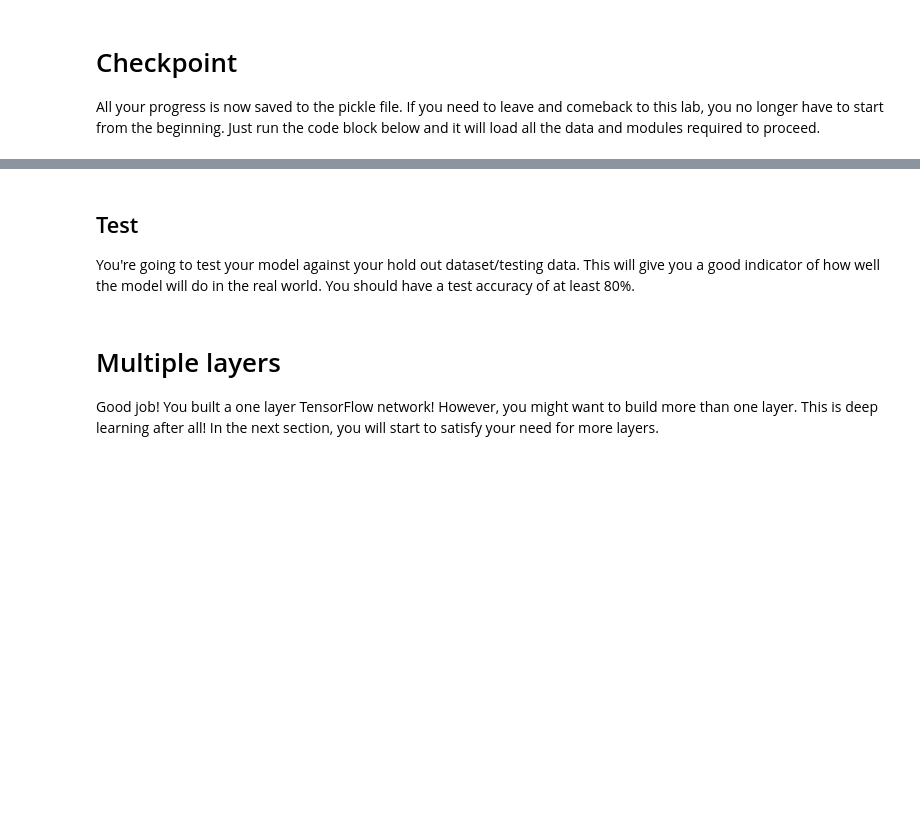
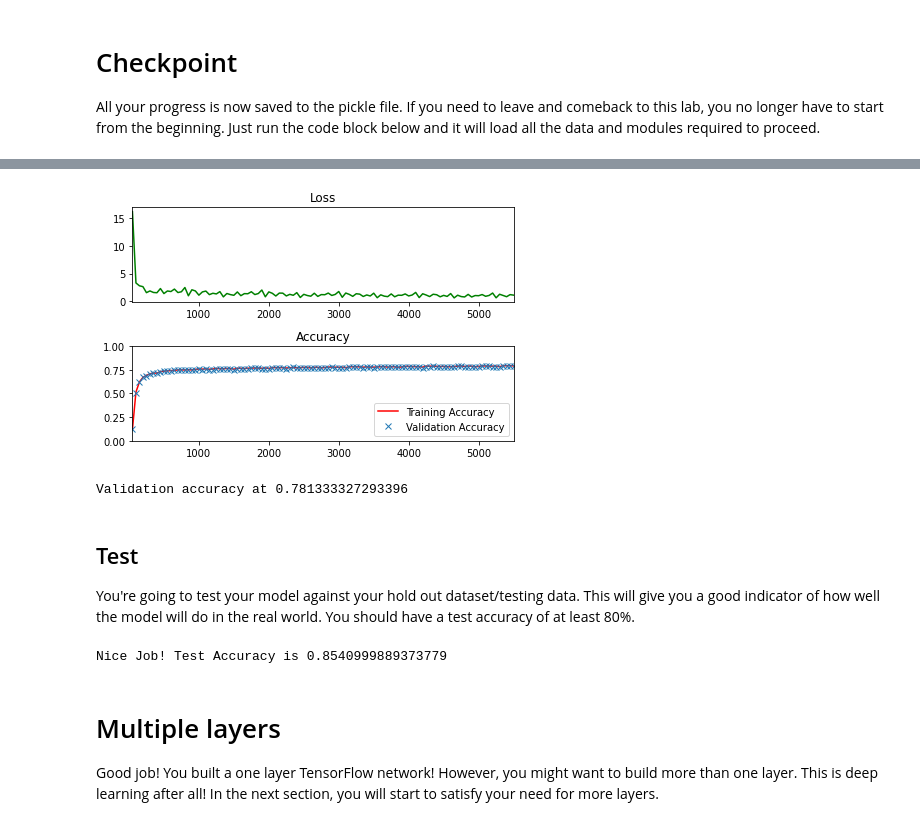
Before and after one commit to ng572/tensorflow-quickstart, a Jupyter notebook: intro_to_tensorflow.ipynb, the cells around one changed output, grey strips where cells are left out. Drawn from its saved outputs; the diff is of its cells as text; code cells hidden in the pictures; blank space fills up the shorter version.

```diff
--- a/intro_to_tensorflow.ipynb
+++ b/intro_to_tensorflow.ipynb
@@ -117,7 +129,12 @@ def normalize_grayscale(image_data):
     :return: Normalized image data
     """
     # TODO: Implement Min-Max scaling for grayscale image data
-
+    a = 0.1
+    b = 0.9
+    x_min = 0
+    x_max = 255
+    output = a + (image_data - x_min) * (b - a) / (x_max - x_min)
+    return output
 
 ### DON'T MODIFY ANYTHING BELOW ###
 # Test Cases
@@ -237,20 +265,19 @@ For the neural network to train on your data, you need the following <a href="ht
 
 *If you're having trouble solving problem 2, review "TensorFlow Linear Function" section of the class.  If that doesn't help, the solution for this problem is available [here](intro_to_tensorflow_solution.ipynb).*
 # %%
+tf.compat.v1.disable_eager_execution()
 # All the pixels in the image (28 * 28 = 784)
 features_count = 784
 # All the labels
 labels_count = 10
 
 # TODO: Set the features and labels tensors
-# features =
-# labels =
+features = tf.placeholder(tf.float32)
+labels = tf.placeholder(tf.float32)
 
 # TODO: Set the weights and biases tensors
-# weights =
-# biases =
-
-
+weights = tf.Variable(tf.truncated_normal(shape=(features_count, labels_count)))
+biases = tf.Variable(tf.zeros(shape=(labels_count)))
 
 ### DON'T MODIFY ANYTHING BELOW ###
 
@@ -268,8 +295,8 @@ assert features._shape == None or (\
 assert labels._shape  == None or (\
     labels._shape.dims[0].value is None and\
     labels._shape.dims[1].value in [None, 10]), 'The shape of labels is incorrect'
-assert weights._variable._shape == (784, 10), 'The shape of weights is incorrect'
-assert biases._variable._shape == (10), 'The shape of biases is incorrect'
+assert weights.shape == (784, 10), 'The shape of weights is incorrect'
+assert biases.shape == (10), 'The shape of biases is incorrect'
 
 assert features._dtype == tf.float32, 'features must be type float32'
 assert labels._dtype == tf.float32, 'labels must be type float32'
@@ -344,10 +378,8 @@ The code will print out a Loss and Accuracy graph, so you can see how well the n
 batch_size = 128
 
 # TODO: Find the best parameters for each configuration
-# epochs =
-# learning_rate =
-
-
+epochs = 5
+learning_rate = 0.2
 
 ### DON'T MODIFY ANYTHING BELOW ###
 # Gradient Descent
@@ -388,33 +420,36 @@ with tf.Session() as session:
             if not batch_i % log_batch_step:
                 # Calculate Training and Validation accuracy
                 training_accuracy = session.run(accuracy, feed_dict=train_feed_dict)
                 validation_accuracy = session.run(accuracy, feed_dict=valid_feed_dict)
 
                 # Log batches
                 previous_batch = batches[-1] if batches else 0
                 batches.append(log_batch_step + previous_batch)
                 loss_batch.append(l)
                 train_acc_batch.append(training_accuracy)
                 valid_acc_batch.append(validation_accuracy)
 
         # Check accuracy against Validation data
         validation_accuracy = session.run(accuracy, feed_dict=valid_feed_dict)
 
 loss_plot = plt.subplot(211)
 loss_plot.set_title('Loss')
 loss_plot.plot(batches, loss_batch, 'g')
 loss_plot.set_xlim([batches[0], batches[-1]])
 acc_plot = plt.subplot(212)
 acc_plot.set_title('Accuracy')
 acc_plot.plot(batches, train_acc_batch, 'r', label='Training Accuracy')
 acc_plot.plot(batches, valid_acc_batch, 'x', label='Validation Accuracy')
 acc_plot.set_ylim([0, 1.0])
 acc_plot.set_xlim([batches[0], batches[-1]])
 acc_plot.legend(loc=4)
 plt.tight_layout()
 plt.show()
 
 print('Validation accuracy at {}'.format(validation_accuracy))
+# %% [output]
+[figure, added]
+Validation accuracy at 0.781333327293396
 # %% [markdown]
 ## Test
 You're going to test your model against your hold out dataset/testing data.  This will give you a good indicator of how well the model will do in the real world.  You should have a test accuracy of at least 80%.
@@ -449,6 +484,8 @@ with tf.Session() as session:
 
 assert test_accuracy >= 0.80, 'Test accuracy at {}, should be equal to or greater than 0.80'.format(test_accuracy)
 print('Nice Job! Test Accuracy is {}'.format(test_accuracy))
+# %% [output]
+Nice Job! Test Accuracy is 0.8540999889373779
 # %% [markdown]
 # Multiple layers
 Good job!  You built a one layer TensorFlow network!  However, you might want to build more than one layer.  This is deep learning after all!  In the next section, you will start to satisfy your need for more layers.
```
Also changed, not shown: parts of 11 cells of this notebook.
